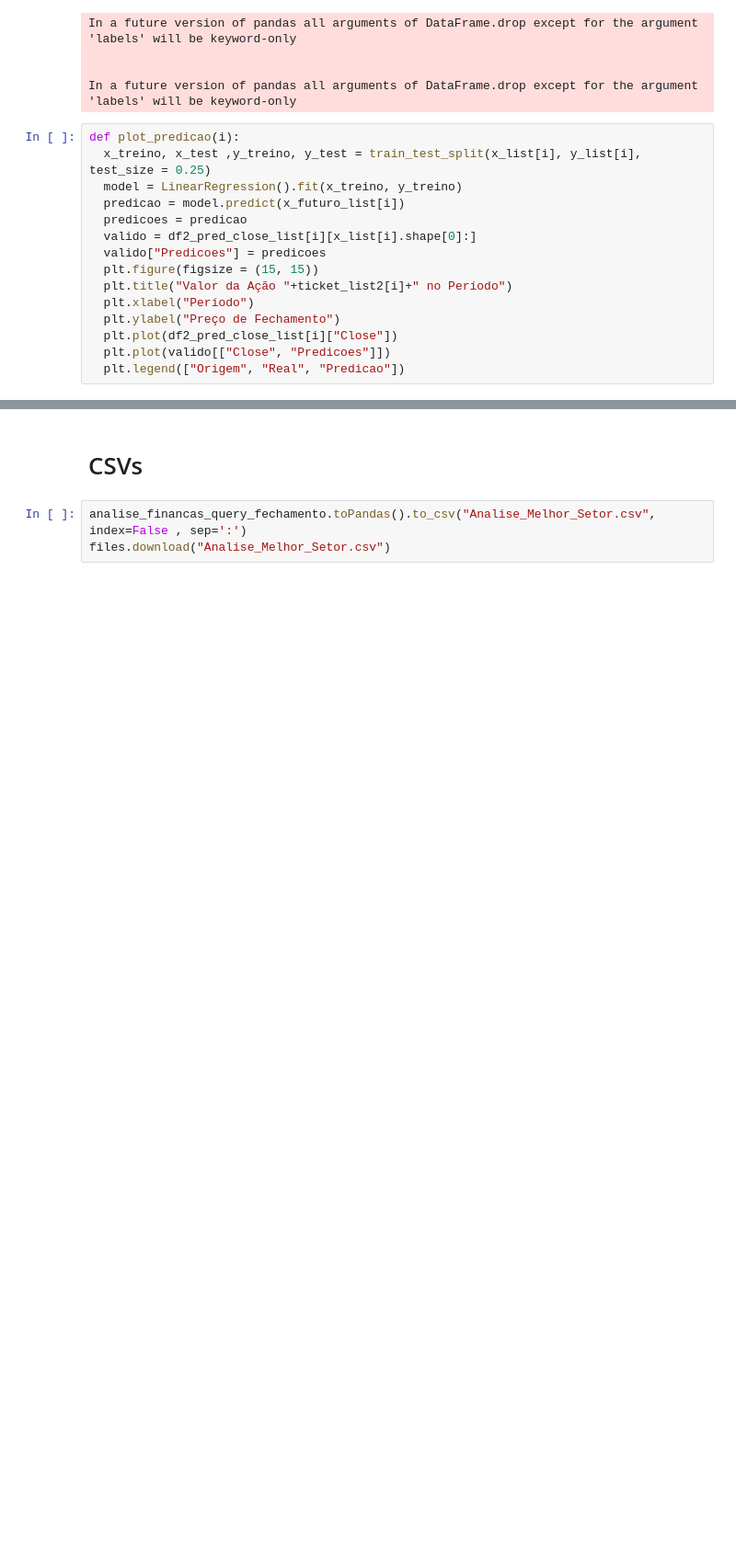
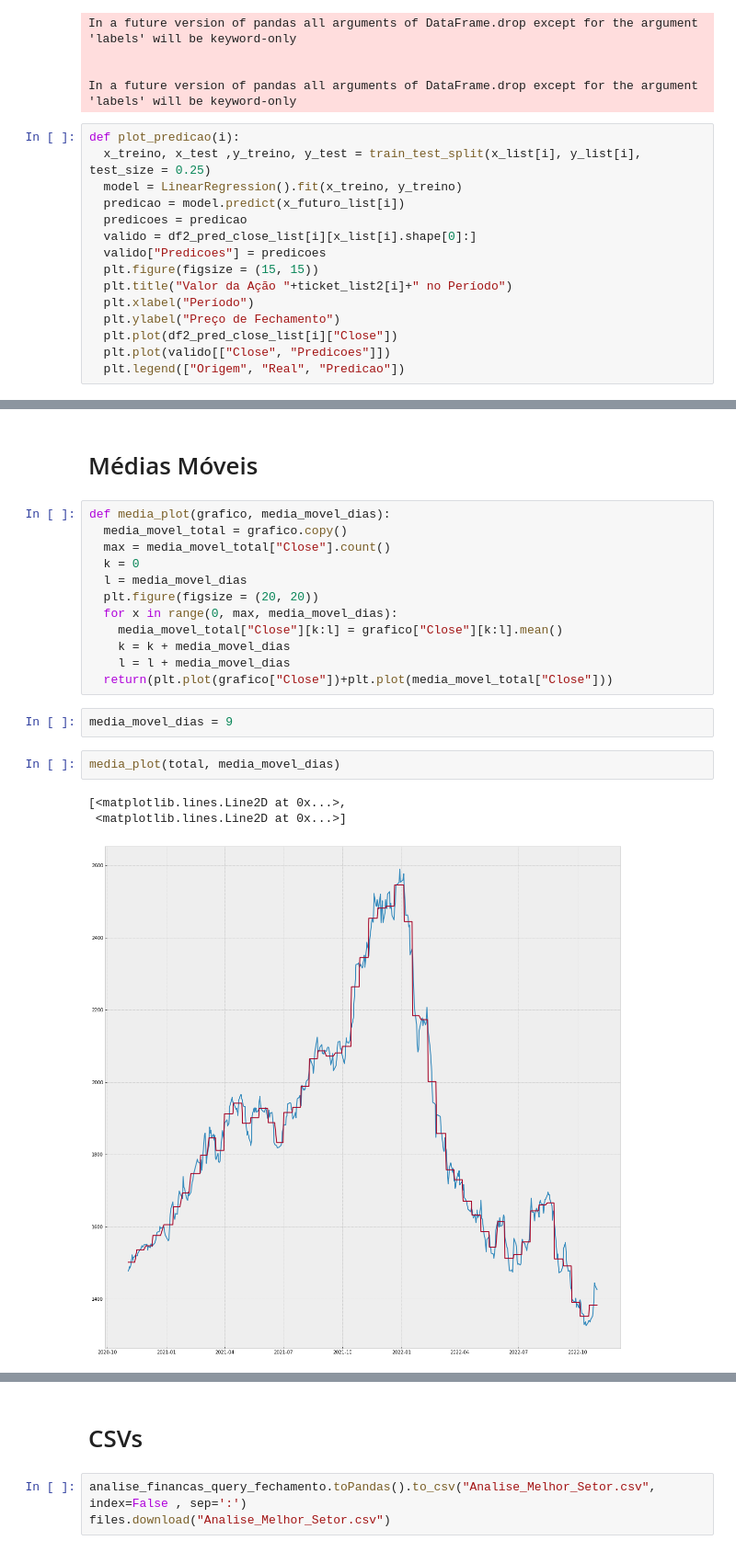
Before and after one commit to DouglasProgramador123/Projetos_PySpark, a Jupyter notebook: Predicao_de_Acoes.ipynb, the cells around one changed output, grey strips where cells are left out. Shown at 92% size. Cells and saved outputs as stored; diff of their text form; blank space fills up the shorter version.

```diff
--- a/Predicao_de_Acoes.ipynb
+++ b/Predicao_de_Acoes.ipynb
@@ -711,0 +711,22 @@ See the caveats in the documentation: https://pandas.pydata.org/pandas-docs/stab
+# %% [markdown]
+# Médias Móveis
+# %%
+def media_plot(grafico, media_movel_dias):
+  media_movel_total = grafico.copy()
+  max = media_movel_total["Close"].count()
+  k = 0
+  l = media_movel_dias
+  plt.figure(figsize = (20, 20))
+  for x in range(0, max, media_movel_dias):
+    media_movel_total["Close"][k:l] = grafico["Close"][k:l].mean()
+    k = k + media_movel_dias
+    l = l + media_movel_dias
+  return(plt.plot(grafico["Close"])+plt.plot(media_movel_total["Close"]))
+# %%
+media_movel_dias = 9
+# %%
+media_plot(total, media_movel_dias)
+# %% [output]
+[<matplotlib.lines.Line2D at 0x...>,
+ <matplotlib.lines.Line2D at 0x...>]
+[figure, added]
```
Also changed, not shown: parts of 24 cells of this notebook.
